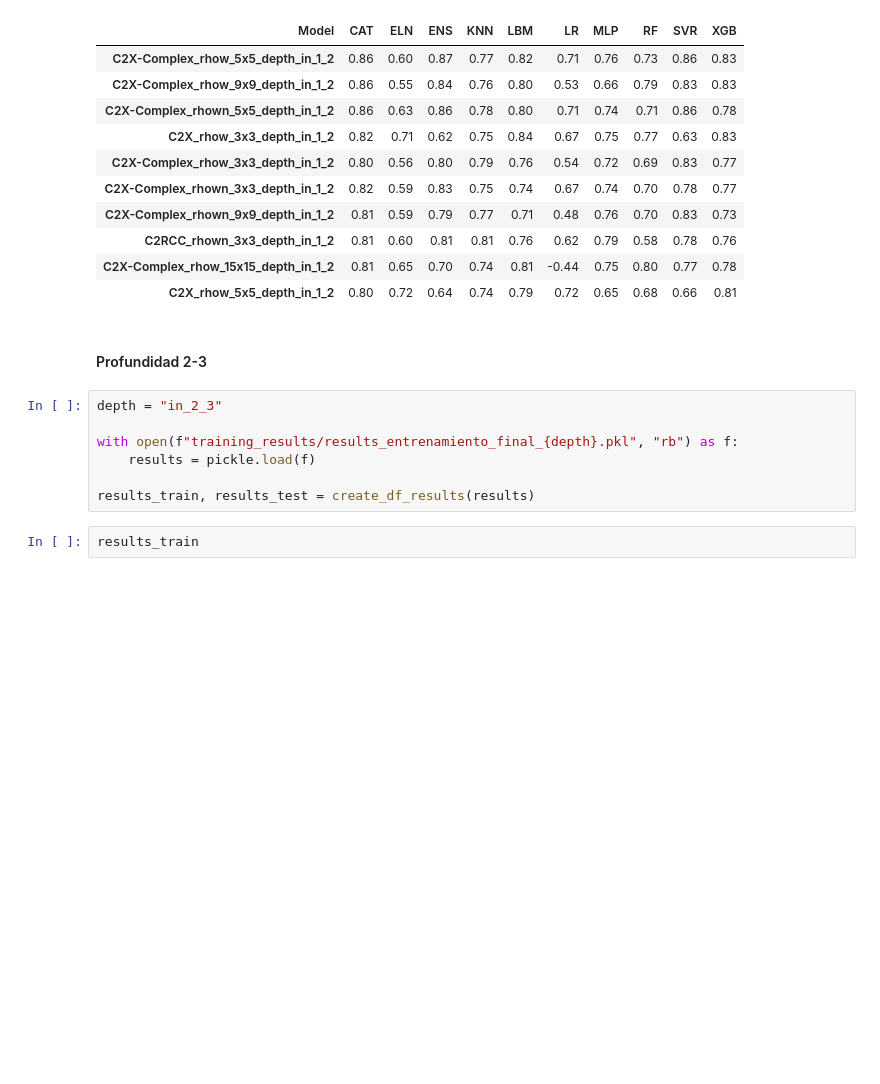
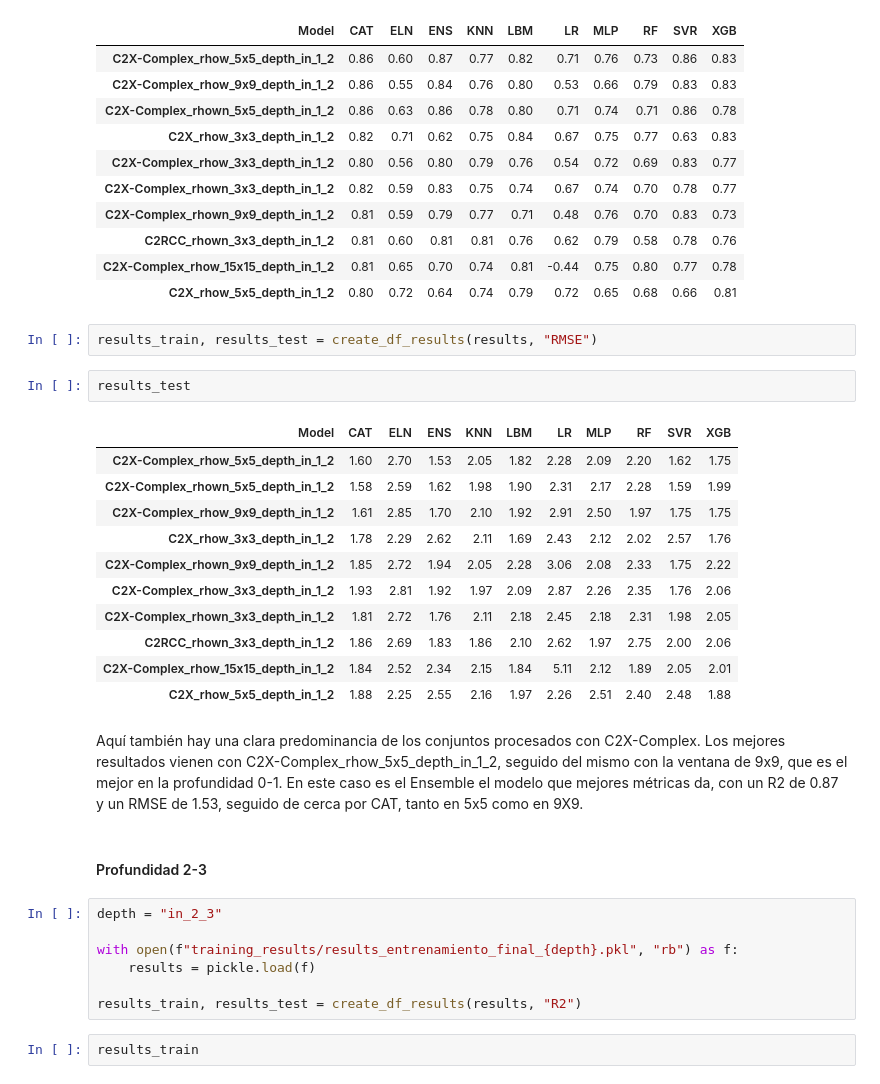
Before and after one commit to Antonio-MI/mar-menor-chl, a Jupyter notebook: Entrenamiento_Final.ipynb, the cells around one changed output. Drawn from its saved outputs; the diff is of its cells as text; blank space fills up the shorter version.

```diff
--- a/Entrenamiento_Final.ipynb
+++ b/Entrenamiento_Final.ipynb
@@ -676,6 +708,24 @@ results_test
 | C2RCC_rhown_3x3_depth_in_1_2 | 0.81 | 0.60 | 0.81 | 0.81 | 0.76 | 0.62 | 0.79 | 0.58 | 0.78 | 0.76 |
 | C2X-Complex_rhow_15x15_depth_in_1_2 | 0.81 | 0.65 | 0.70 | 0.74 | 0.81 | -0.44 | 0.75 | 0.80 | 0.77 | 0.78 |
 | C2X_rhow_5x5_depth_in_1_2 | 0.80 | 0.72 | 0.64 | 0.74 | 0.79 | 0.72 | 0.65 | 0.68 | 0.66 | 0.81 |
+# %%
+results_train, results_test = create_df_results(results, "RMSE")
+# %%
+results_test
+# %% [output]
+| Model | CAT | ELN | ENS | KNN | LBM | LR | MLP | RF | SVR | XGB |
+| C2X-Complex_rhow_5x5_depth_in_1_2 | 1.60 | 2.70 | 1.53 | 2.05 | 1.82 | 2.28 | 2.09 | 2.20 | 1.62 | 1.75 |
+| C2X-Complex_rhown_5x5_depth_in_1_2 | 1.58 | 2.59 | 1.62 | 1.98 | 1.90 | 2.31 | 2.17 | 2.28 | 1.59 | 1.99 |
+| C2X-Complex_rhow_9x9_depth_in_1_2 | 1.61 | 2.85 | 1.70 | 2.10 | 1.92 | 2.91 | 2.50 | 1.97 | 1.75 | 1.75 |
+| C2X_rhow_3x3_depth_in_1_2 | 1.78 | 2.29 | 2.62 | 2.11 | 1.69 | 2.43 | 2.12 | 2.02 | 2.57 | 1.76 |
+| C2X-Complex_rhown_9x9_depth_in_1_2 | 1.85 | 2.72 | 1.94 | 2.05 | 2.28 | 3.06 | 2.08 | 2.33 | 1.75 | 2.22 |
+| C2X-Complex_rhow_3x3_depth_in_1_2 | 1.93 | 2.81 | 1.92 | 1.97 | 2.09 | 2.87 | 2.26 | 2.35 | 1.76 | 2.06 |
+| C2X-Complex_rhown_3x3_depth_in_1_2 | 1.81 | 2.72 | 1.76 | 2.11 | 2.18 | 2.45 | 2.18 | 2.31 | 1.98 | 2.05 |
+| C2RCC_rhown_3x3_depth_in_1_2 | 1.86 | 2.69 | 1.83 | 1.86 | 2.10 | 2.62 | 1.97 | 2.75 | 2.00 | 2.06 |
+| C2X-Complex_rhow_15x15_depth_in_1_2 | 1.84 | 2.52 | 2.34 | 2.15 | 1.84 | 5.11 | 2.12 | 1.89 | 2.05 | 2.01 |
+| C2X_rhow_5x5_depth_in_1_2 | 1.88 | 2.25 | 2.55 | 2.16 | 1.97 | 2.26 | 2.51 | 2.40 | 2.48 | 1.88 |
+# %% [markdown]
+Aquí también hay una clara predominancia de los conjuntos procesados con C2X-Complex. Los mejores resultados vienen con C2X-Complex_rhow_5x5_depth_in_1_2, seguido del mismo con la ventana de 9x9, que es el mejor en la profundidad 0-1. En este caso es el Ensemble el modelo que mejores métricas da, con un R2 de 0.87 y un RMSE de 1.53, seguido de cerca por CAT, tanto en 5x5 como en 9X9.
 # %% [markdown]
 #### Profundidad 2-3
 # %%
@@ -684,7 +734,7 @@ depth = "in_2_3"
 with open(f"training_results/results_entrenamiento_final_{depth}.pkl", "rb") as f:
     results = pickle.load(f)
 
-results_train, results_test = create_df_results(results)
+results_train, results_test = create_df_results(results, "R2")
 # %%
 results_train
 # %% [output]
```
Also changed, not shown: parts of 13 cells of this notebook.
